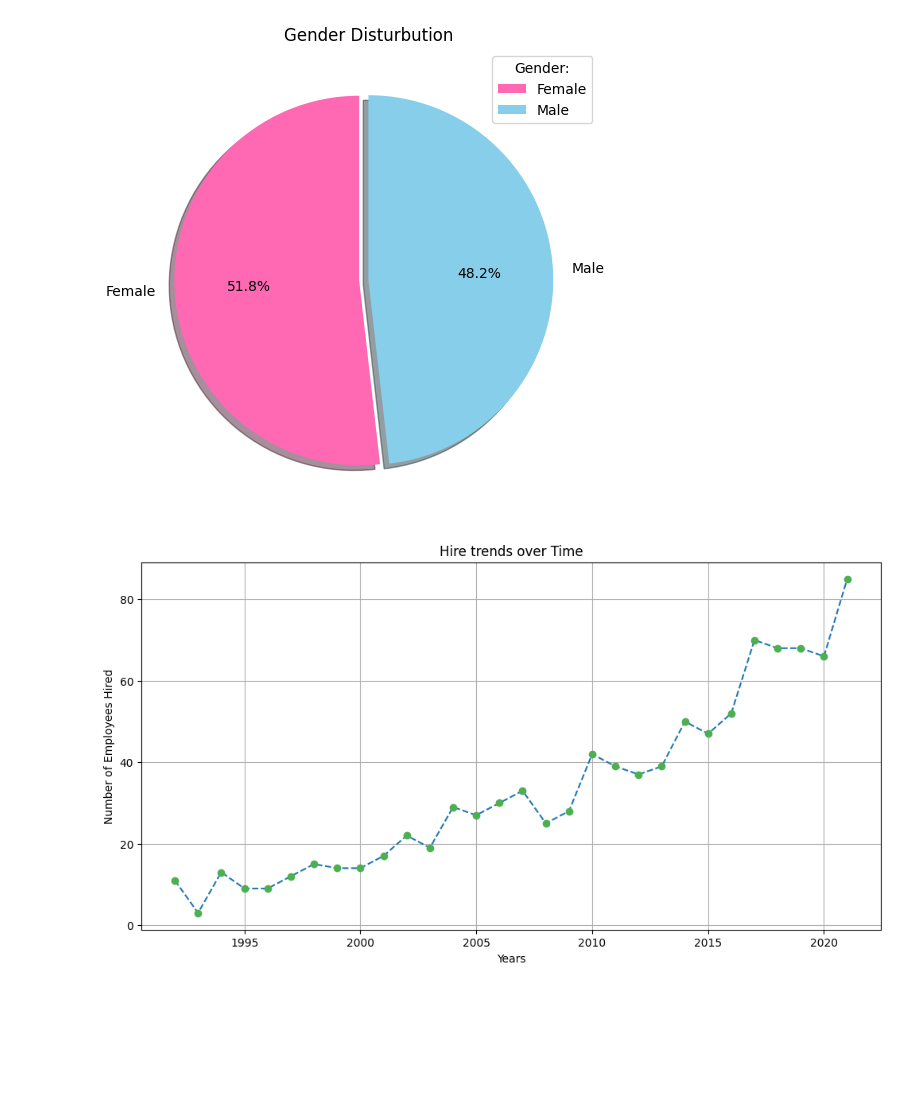
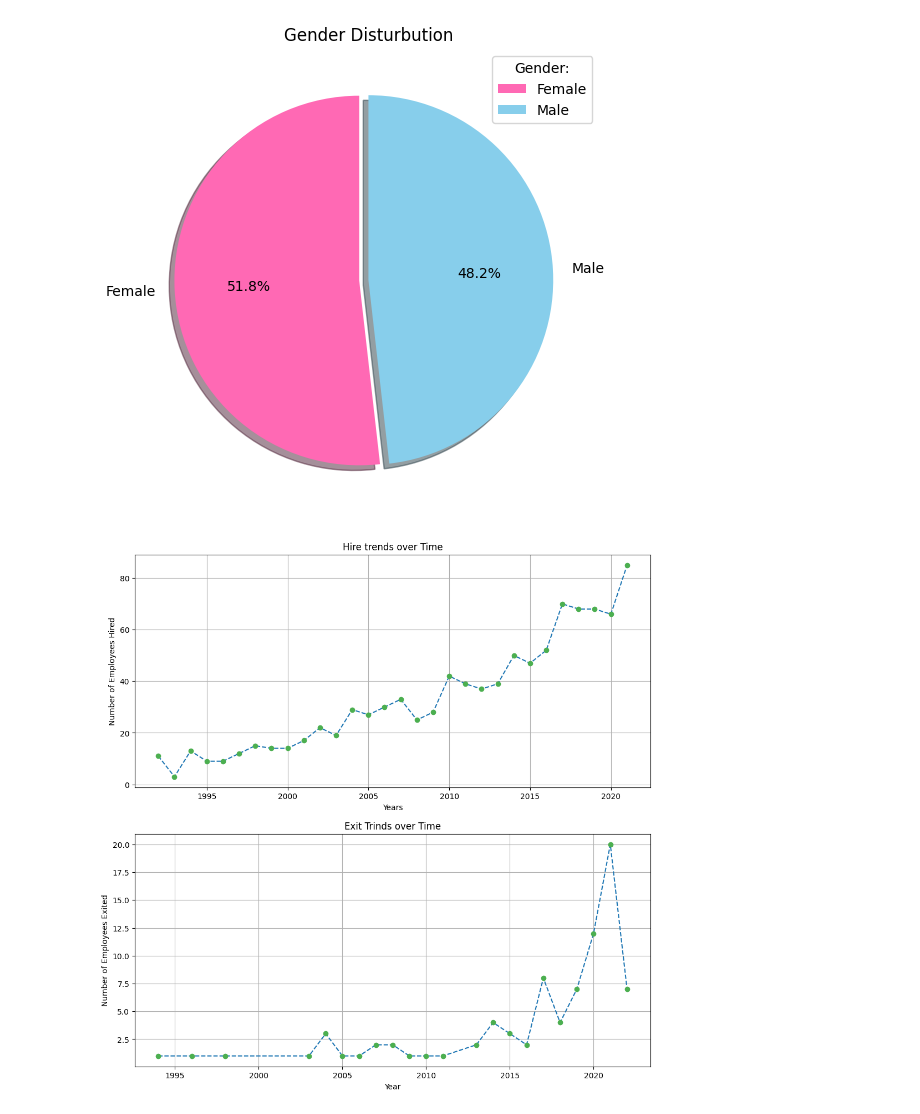
Before and after one commit to OmarBashqawi/estarta_task_one, a Jupyter notebook: employee.ipynb, the cells around one changed output. Saved outputs shown, nothing was run; the diff lists cells and outputs as text; code cells hidden in the pictures; blank space fills up the shorter version.

Commit message:
Replaced [employee] with updated version

```diff
--- a/employee.ipynb
+++ b/employee.ipynb
@@ -64,7 +64,7 @@ for x in df.index:
             df["City"] = df["City"].fillna(city)
 
 #For Exit Date
-df["Exit Date"] = df["Exit Date"].fillna("Still working")
+df["Exit Date"] = df["Exit Date"].fillna("Still Working")
 print("\nTable Info: ")
 print(df.info())
 # %% [output]
@@ -206,15 +206,28 @@ plt.show()
 # %%
 #Hire Trends over Time
 
-df_filtered = df[df["Hire Date"] != "Not Provided"]
-df["Hire Date"] = pd.to_datetime(df_filtered["Hire Date"])
-plt.figure(figsize=(12,6))
-hire_date = df["Hire Date"].dt.year.value_counts().sort_index()
+df_filtered = df[df["Hire Date"] != "Not Provided"].copy()
+df_filtered["Hire Date"] = pd.to_datetime(df_filtered["Hire Date"])
+plt.figure(figsize=(12,12))
+hire_date = df_filtered["Hire Date"].dt.year.value_counts().sort_index()
+plt.subplot(2,1,1)
+plt.plot(hire_date.index, hire_date.values, marker = "o", mec = '#4CAF50', mfc = '#4CAF50', linestyle = "--")
 plt.grid()
 plt.xlabel("Years")
 plt.ylabel("Number of Employees Hired")
 plt.title("Hire trends over Time")
-plt.plot(hire_date.index, hire_date.values, marker = "o", mec = '#4CAF50', mfc = '#4CAF50', linestyle = "--")
+# Exit Trends Over Time
+
+df_filtered_exit = df[df["Exit Date"] != "Still Working"].copy()
+df_filtered_exit["Exit Date"] = pd.to_datetime(df_filtered_exit["Exit Date"])
+exit_date = df_filtered_exit["Exit Date"].dt.year.value_counts().sort_index()
+plt.subplot(2,1,2)
+plt.plot(exit_date.index, exit_date.values, marker = "o", mec = '#4CAF50', mfc = '#4CAF50', linestyle = "--")
+plt.grid()
+plt.title("Exit Trinds over Time")
+plt.xlabel("Year")
+plt.ylabel("Number of Employees Exited")
+
 plt.show()
 # %% [output]
-[figure, old version]
+[figure, new version]
```
Also changed, not shown: parts of 3 cells of this notebook, 1 other file.
